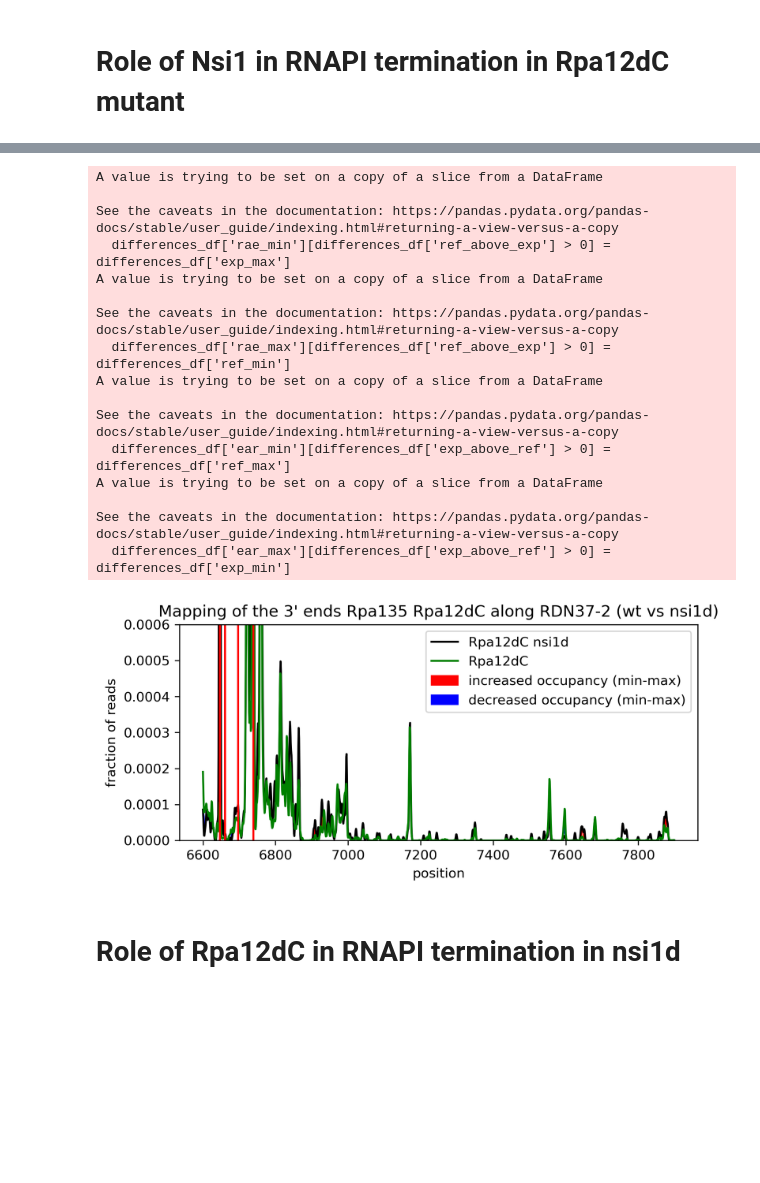
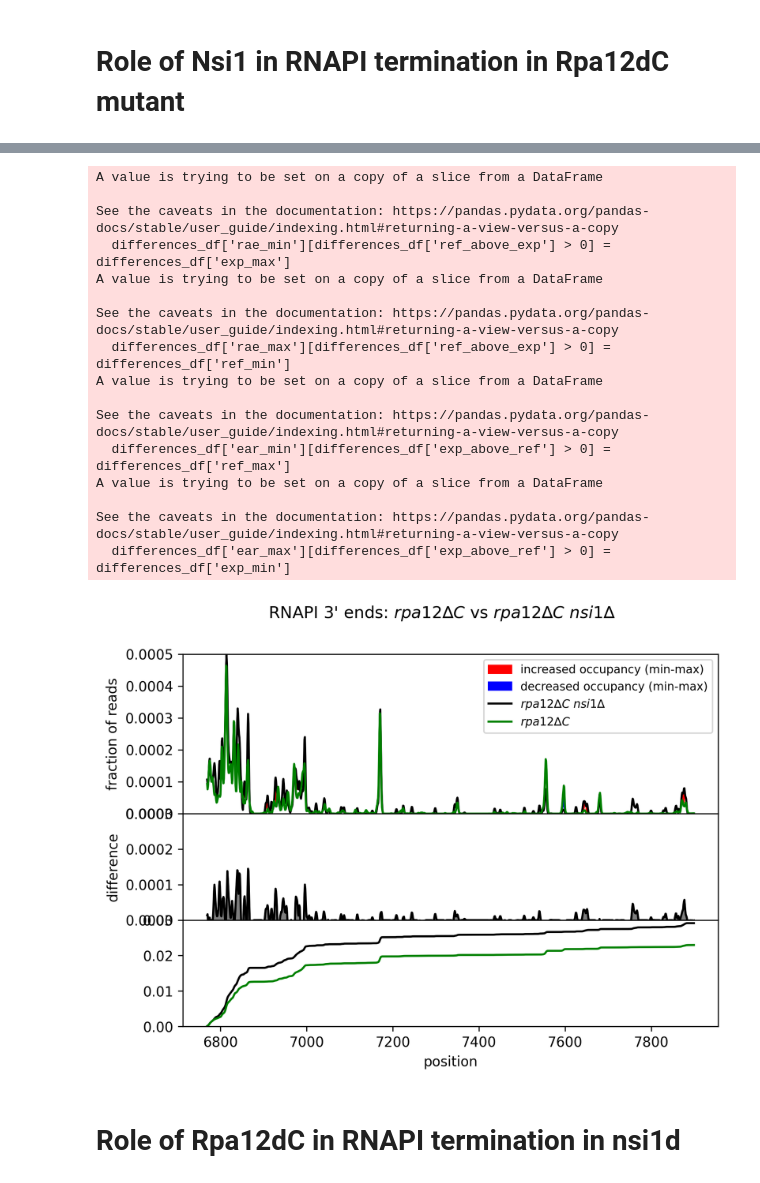
Before and after one commit to tturowski/Pol1_termination_MS, a Jupyter notebook: 05_notebooks/Fig_2_Rpa12dC.ipynb, the cells around one changed output, grey strips where cells are left out. Cells and saved outputs as stored; diff of their text form; code cells hidden in the pictures; blank space fills up the shorter version.

```diff
--- a/05_notebooks/Fig_2_Rpa12dC.ipynb
+++ b/05_notebooks/Fig_2_Rpa12dC.ipynb
@@ -464,30 +573,31 @@ Experiments:
 # %%
-start=6600+1300
+start=6739+30+1300
 stop=7900+1300
 
-tt.plotting.plot_diff(ref=df13_Rpa135_Rpa12dC_3end, dataset=df14_Rpa135_Rpa12dC_nsi1d_3end,figsize=(7,3),label1="Rpa12dC",label2="Rpa12dC nsi1d",
-                           title="Mapping of the 3' ends Rpa135 Rpa12dC along RDN37-2 (wt vs nsi1d)",plot_ranges=False,
-                           dpi=300,offset=1300, ylim=(0,0.0006),ranges='mm',
+
+plot_diff3(ref=df13_Rpa135_Rpa12dC_3end, dataset=df14_Rpa135_Rpa12dC_nsi1d_3end,figsize=(7,5),label1="$\it{rpa12∆C}$",label2="$\it{rpa12∆C}$ $\it{nsi1∆}$",
+                           title="RNAPI 3' ends: $\it{rpa12∆C}$ vs $\it{rpa12∆C}$ $\it{nsi1∆}$",plot_ranges=False,
+                           dpi=300,offset=1300, ylim=(0,0.0005),ranges='mm',
                            h_lines=[i-300 for i in cleavage_sites.values()],
                            start=start, stop=stop, fname='Fig_S2H_nsi1d_effect_in_Rpc12dC.png')
 # %% [output]
 A value is trying to be set on a copy of a slice from a DataFrame
 
 See the caveats in the documentation: https://pandas.pydata.org/pandas-docs/stable/user_guide/indexing.html#returning-a-view-versus-a-copy
   differences_df['rae_min'][differences_df['ref_above_exp'] > 0] = differences_df['exp_max']
 A value is trying to be set on a copy of a slice from a DataFrame
 
 See the caveats in the documentation: https://pandas.pydata.org/pandas-docs/stable/user_guide/indexing.html#returning-a-view-versus-a-copy
   differences_df['rae_max'][differences_df['ref_above_exp'] > 0] = differences_df['ref_min']
 A value is trying to be set on a copy of a slice from a DataFrame
 
 See the caveats in the documentation: https://pandas.pydata.org/pandas-docs/stable/user_guide/indexing.html#returning-a-view-versus-a-copy
   differences_df['ear_min'][differences_df['exp_above_ref'] > 0] = differences_df['ref_max']
 A value is trying to be set on a copy of a slice from a DataFrame
 
 See the caveats in the documentation: https://pandas.pydata.org/pandas-docs/stable/user_guide/indexing.html#returning-a-view-versus-a-copy
   differences_df['ear_max'][differences_df['exp_above_ref'] > 0] = differences_df['exp_min']
-[figure, old version]
+[figure, new version]
 # %% [markdown]
 # Role of Rpa12dC in RNAPI termination in nsi1d
 # %%
```
Also changed, not shown: parts of 15 cells of this notebook, 37 other files.
